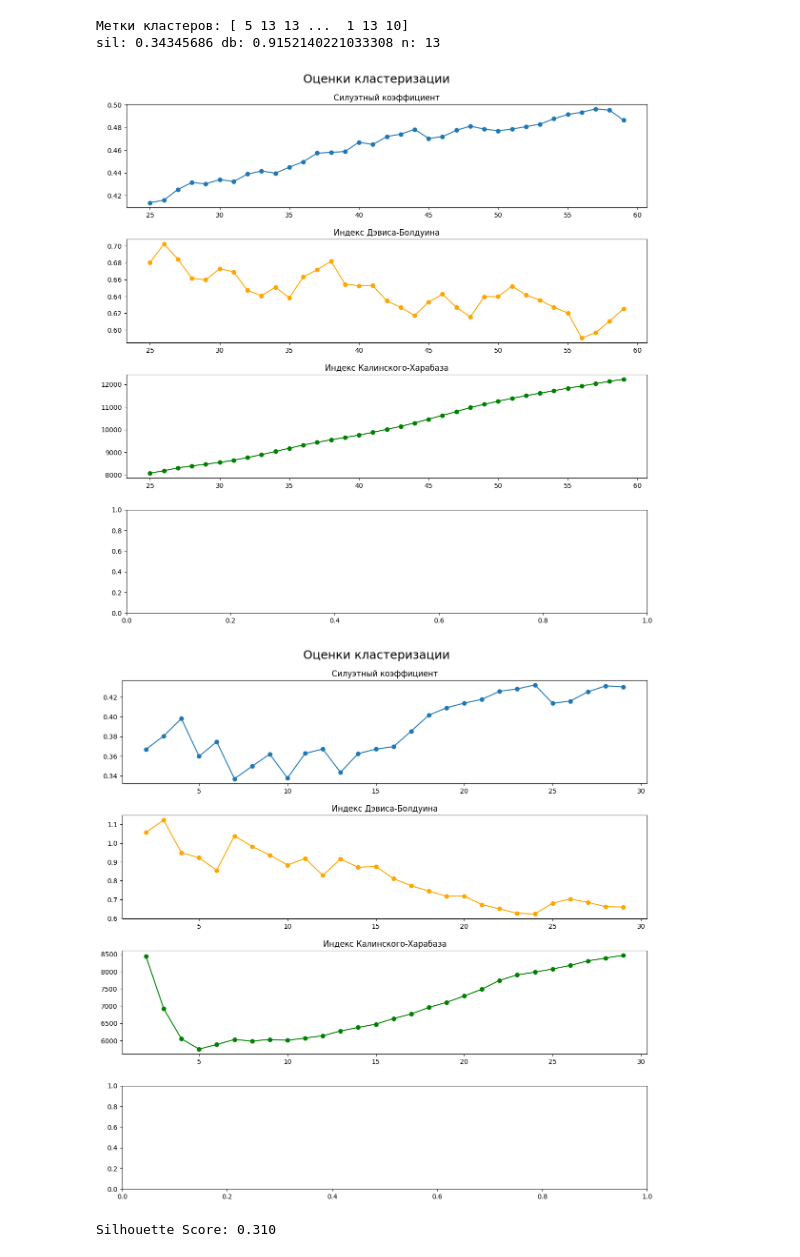
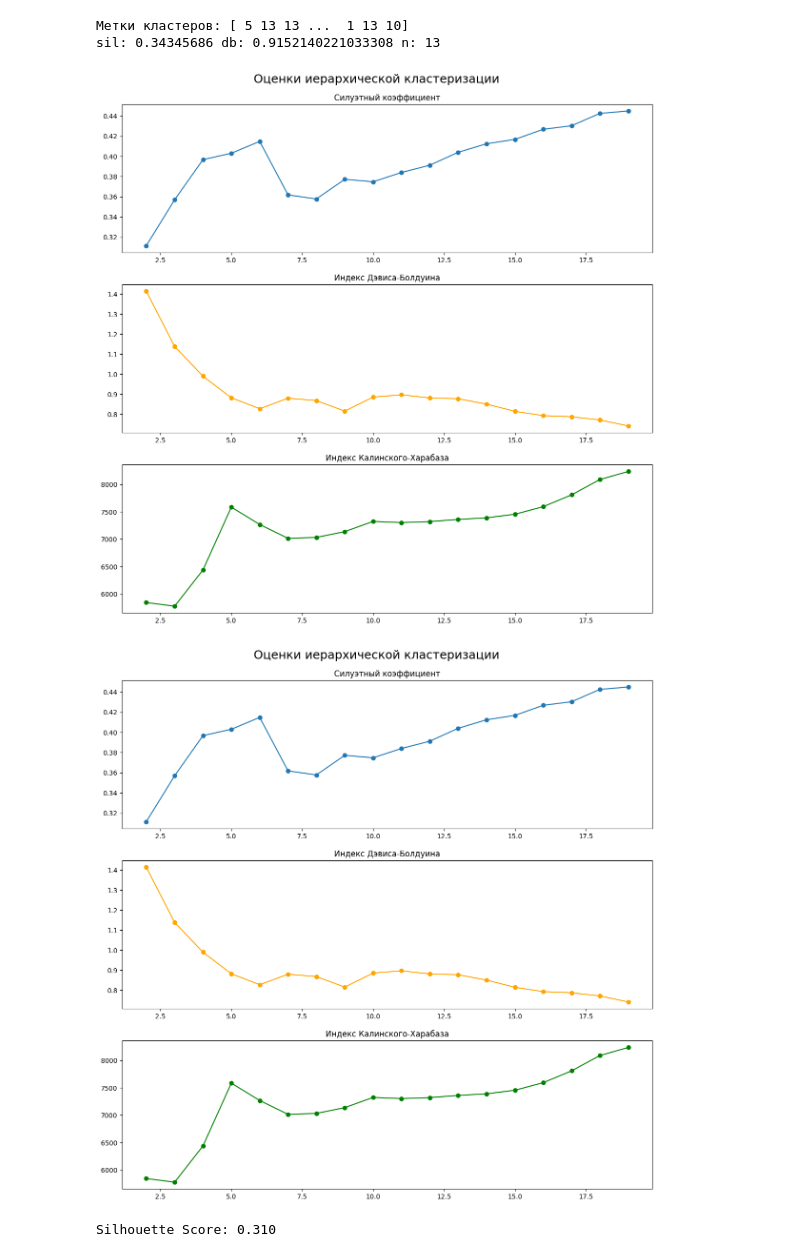
Before and after one commit to Nettsome/coursework, a Jupyter notebook: Tasks/main.ipynb, the cells around one changed output. Cells and saved outputs as stored; diff of their text form; code cells hidden in the pictures.

```diff
--- a/Tasks/main.ipynb
+++ b/Tasks/main.ipynb
@@ -409,0 +409,7 @@ scaled_features.shape
+# %%
+from sklearn.preprocessing import StandardScaler
+
+# Стандартизация данных
+scaler = StandardScaler()
+scaled_features = scaler.fit_transform(mord_desc_test)
+scaled_features.shape
@@ -421,7 +429,7 @@ from sklearn.decomposition import PCA
 
 # PCA с сохранением 95% дисперсии
 # pca = PCA(n_components=0.95, svd_solver='randomized', random_state=42)
-pca = PCA(n_components=80, random_state=42)
+pca = PCA(n_components=40, random_state=42)
 pca_features = pca.fit_transform(scaled_features)
 
 # Создание DataFrame с компонентами
@@ -502,7 +513,7 @@ $DB = \frac{1}{k}\sum_{i=1}^{k}{\max_{j \neq i}{(\dots)}}$ <br>
 # %%
 # Оценки для k-means алгоритма
 
-n_clast = (2, 30)
+n_clast = (2, 50)
 
 silhouette_scores = []
 db_scores = []
@@ -587,7 +598,7 @@ print("sil:", sil, "db:", db, "n:", len(np.unique(clusters_tr)))
 Метки кластеров: [ 5 13 13 ...  1 13 10]
 sil: 0.34345686 db: 0.9152140221033308 n: 13
 # %%
-n_clast = (25, 60)
+n_clast = (2, 20)
 
 silhouette_scores = []
 db_scores = []
@@ -605,20 +616,18 @@ for k in range(n_clast[0], n_clast[1]):
     # kmeans.fit(X)
     # inertias.append(kmeans.inertia_)
 # %%
-fig, ax = plt.subplots(4, figsize=(12, 12))
-fig.suptitle('Оценки кластеризации', fontsize=18)
+fig, ax = plt.subplots(3, figsize=(12, 12))
+fig.suptitle('Оценки иерархической кластеризации', fontsize=18)
 ax[0].plot(range(n_clast[0], n_clast[1]), silhouette_scores, marker='o')
 ax[0].set_title('Силуэтный коэффициент')
 ax[1].plot(range(n_clast[0], n_clast[1]), db_scores, marker='o', color='orange')
 ax[1].set_title('Индекс Дэвиса-Болдуина')
 ax[2].plot(range(n_clast[0], n_clast[1]), ch_scores, marker='o', color='g')
 ax[2].set_title('Индекс Калинского-Харабаза')
-# ax[3].plot(range(n_clast[0], n_clast[1]), inertias, marker='o', color='y')
-# ax[3].set_title('Метод локтя')
 fig.tight_layout(pad=1.5)
 plt.show()
 # %% [output]
-[figure, old version]
+[figure, new version]
 # %%
 from sklearn.metrics import silhouette_score
 from sklearn.cluster import AgglomerativeClustering
@@ -641,20 +650,18 @@ for k in range(n_clast[0], n_clast[1]):
     # kmeans.fit(X)
     # inertias.append(kmeans.inertia_)
 # %%
-fig, ax = plt.subplots(4, figsize=(12, 12))
-fig.suptitle('Оценки кластеризации', fontsize=18)
+fig, ax = plt.subplots(3, figsize=(12, 12))
+fig.suptitle('Оценки иерархической кластеризации', fontsize=18)
 ax[0].plot(range(n_clast[0], n_clast[1]), silhouette_scores, marker='o')
 ax[0].set_title('Силуэтный коэффициент')
 ax[1].plot(range(n_clast[0], n_clast[1]), db_scores, marker='o', color='orange')
 ax[1].set_title('Индекс Дэвиса-Болдуина')
 ax[2].plot(range(n_clast[0], n_clast[1]), ch_scores, marker='o', color='g')
 ax[2].set_title('Индекс Калинского-Харабаза')
-# ax[3].plot(range(n_clast[0], n_clast[1]), inertias, marker='o', color='y')
-# ax[3].set_title('Метод локтя')
 fig.tight_layout(pad=1.5)
 plt.show()
 # %% [output]
-[figure, old version]
+[figure, new version]
 # %%
 from sklearn.metrics import silhouette_score
 from sklearn.cluster import AgglomerativeClustering
```
Also changed, not shown: parts of 18 cells of this notebook.
